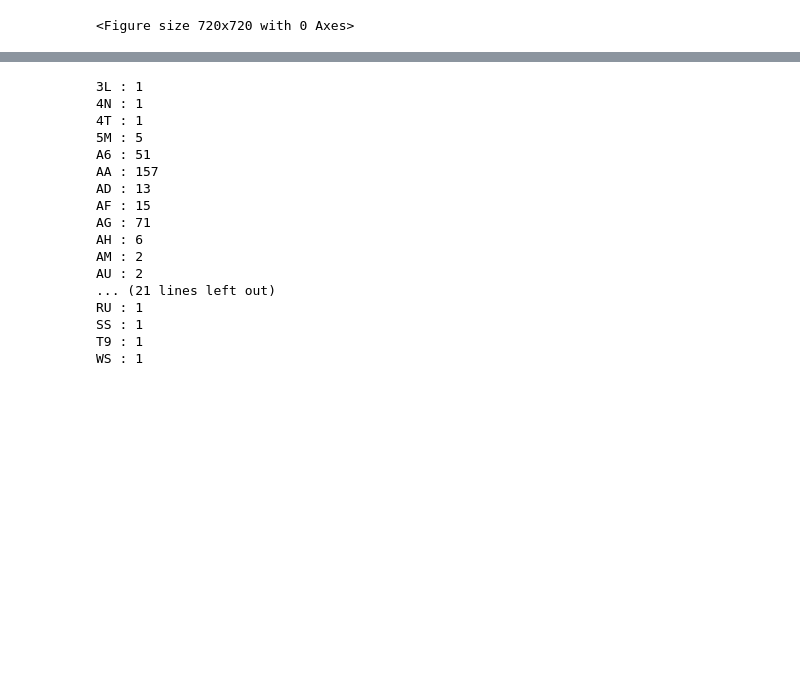
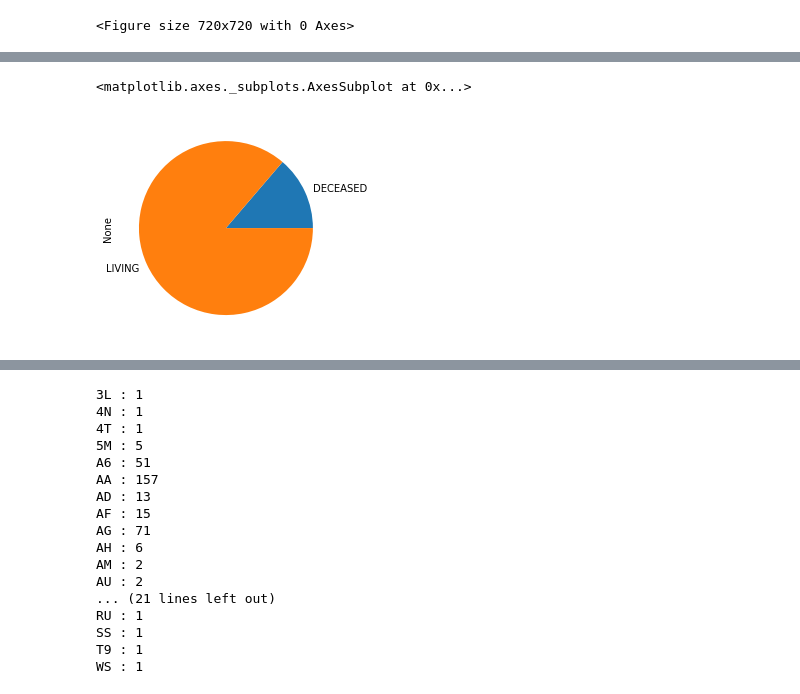
Before and after one commit to edgar-pinto/MEBIOM_BIOINF, a Jupyter notebook: dataset1.ipynb, the cells around one changed output, grey strips where cells are left out. Cells and saved outputs as stored; diff of their text form; code cells hidden in the pictures; blank space fills up the shorter version.

```diff
--- a/dataset1.ipynb
+++ b/dataset1.ipynb
@@ -513,0 +514,5 @@ plt.figure(figsize = (10,10))
+# %%
+meta_flt_ra.groupby('Overall Survival Status').size().plot.pie()
+# %% [output]
+<matplotlib.axes._subplots.AxesSubplot at 0x...>
+[figure, added]
```
Also changed, not shown: parts of 12 cells of this notebook.
